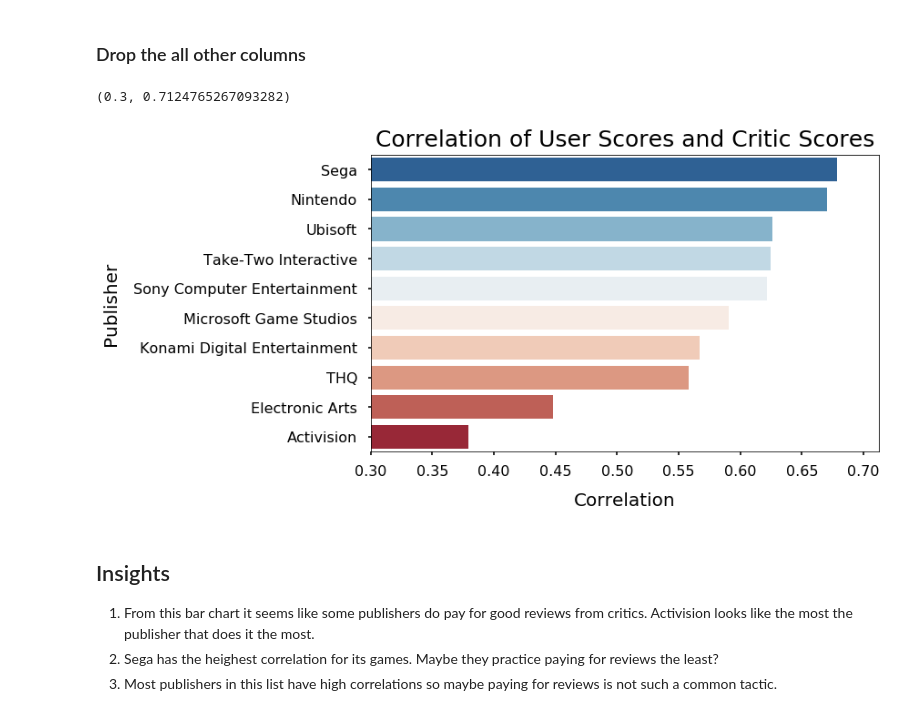
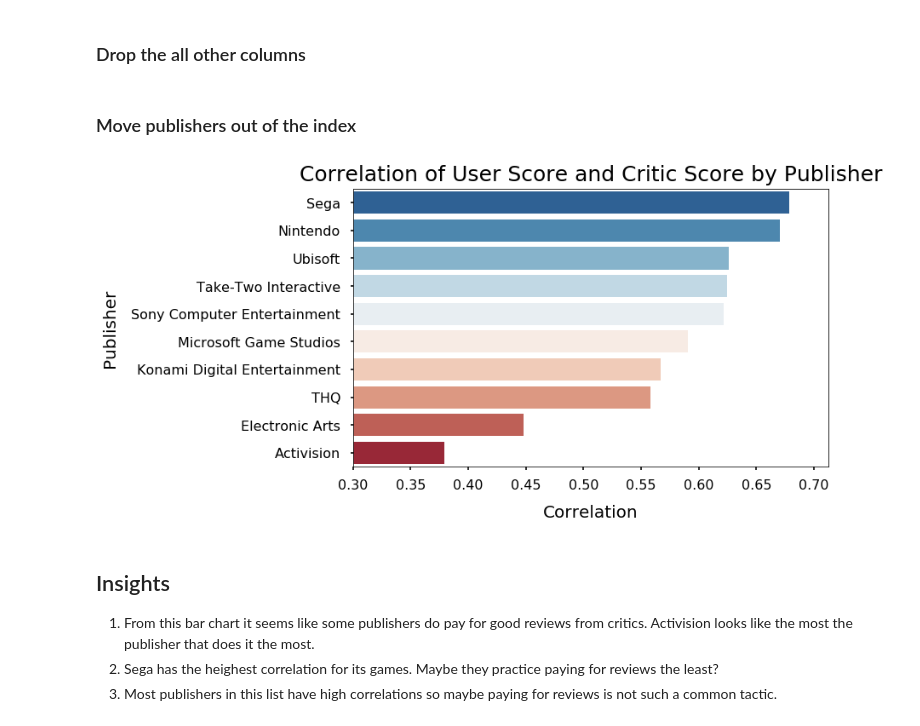
Before and after one commit to DarrellShih/Video-Game-Sales, a Jupyter notebook: VGSAles.ipynb, the cells around one changed output. Saved outputs shown, nothing was run; the diff lists cells and outputs as text; code cells hidden in the pictures.

```diff
--- a/VGSAles.ipynb
+++ b/VGSAles.ipynb
@@ -247,2 +226,2 @@ df_corr=df_top_pub.groupby('Publisher')['Critic_Count','Critic_Score', 'Global_S
 # %%
-df_corr.reset_index(level=[0,1],inplace=True)
+df_corr.reset_index(level=[1],inplace=True)
@@ -253,18 +256,21 @@ df_corr=df_corr[df_corr['level_1']=='User_Score']
 # %% [markdown]
 ### Drop the all other columns
 # %%
-df_heat=df_corr.drop(['Global_Sales', 'level_1','Critic_Count', 'User_Score', 'User_Count' ], axis=1)
-df_heat.sort_values(by='Critic_Score', ascending=False, inplace=True)
+df_publisher_corr=df_corr.drop(['Global_Sales', 'level_1','Critic_Count', 'User_Score', 'User_Count' ], axis=1)
+df_publisher_corr.sort_values(by='Critic_Score', ascending=False, inplace=True)
+# %% [markdown]
+### Move publishers out of the index
+# %%
+df_publisher_corr.reset_index(level=[0],inplace=True)
 # %%
 fig, ax = plt.subplots(figsize=(10,6))
-s=sns.barplot(x ='Critic_Score', y = 'Publisher', data = df_heat, palette="RdBu_r")
-plt.title("Correlation of User Scores and Critic Scores", fontsize=25, y=1.01)
+s=sns.barplot(x ='Critic_Score', y = 'Publisher', data = df_publisher_corr, palette="RdBu_r")
+plt.title("Correlation of User Score and Critic Score by Publisher", fontsize=25, y=1.01)
 plt.ylabel("Publisher", fontsize=20, labelpad=15);
 plt.xlabel("Correlation", fontsize=20, labelpad=15);
-plt.xlim(.3, None)
+plt.xlim(.3, None);
 # %% [output]
-(0.3, 0.7124765267093282)
-[figure, old version]
+[figure, new version]
 # %% [markdown]
 ## Insights
 1. From this bar chart it seems like some publishers do pay for good reviews from critics. Activision looks like the most the publisher that does it the most.
```
Also changed, not shown: parts of 14 cells of this notebook.
